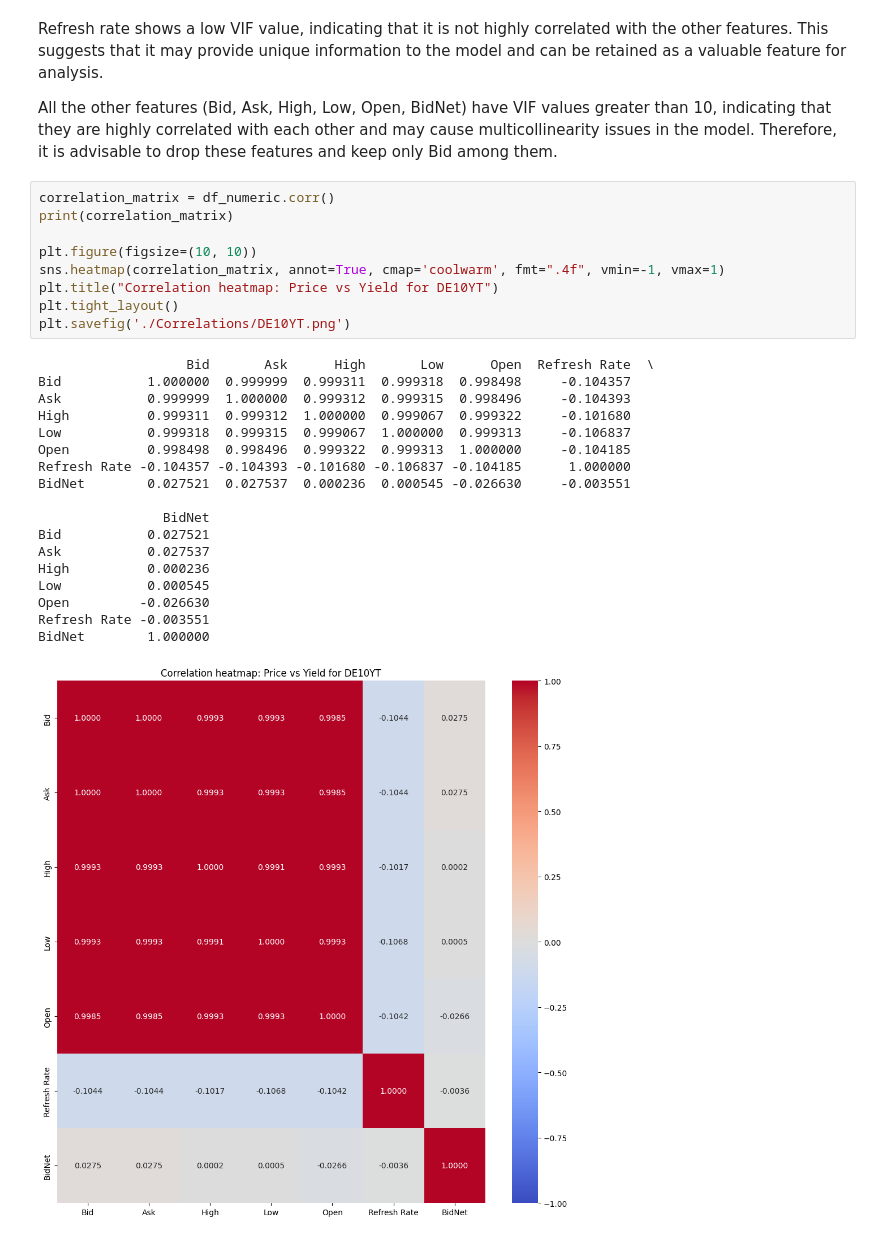
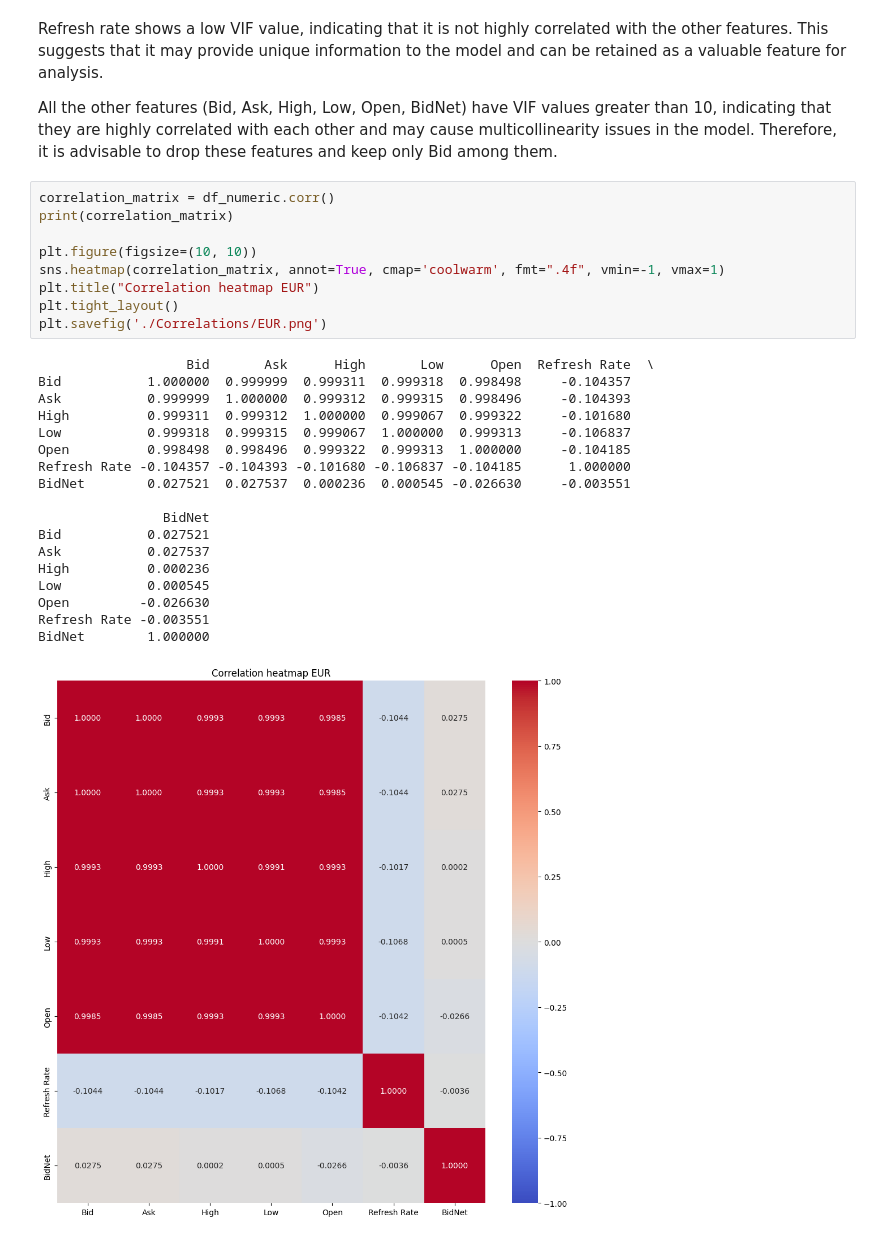
Before and after one commit to dvdbaggio/Mixed-Frequency-Forecasting, a Jupyter notebook: macro_features_correlation.ipynb, the cells around one changed output. Saved outputs shown, nothing was run; the diff lists cells and outputs as text.

```diff
--- a/macro_features_correlation.ipynb
+++ b/macro_features_correlation.ipynb
@@ -116,28 +133,28 @@ All the other features (Bid, Ask, High, Low, Open, BidNet) have VIF values great
 # %%
 correlation_matrix = df_numeric.corr()
 print(correlation_matrix)
 
 plt.figure(figsize=(10, 10))
 sns.heatmap(correlation_matrix, annot=True, cmap='coolwarm', fmt=".4f", vmin=-1, vmax=1)
-plt.title("Correlation heatmap: Price vs Yield for DE10YT")
+plt.title("Correlation heatmap EUR")
 plt.tight_layout()
-plt.savefig('./Correlations/DE10YT.png')
+plt.savefig('./Correlations/EUR.png')
 # %% [output]
                    Bid       Ask      High       Low      Open  Refresh Rate  \
 Bid           1.000000  0.999999  0.999311  0.999318  0.998498     -0.104357
 Ask           0.999999  1.000000  0.999312  0.999315  0.998496     -0.104393
 High          0.999311  0.999312  1.000000  0.999067  0.999322     -0.101680
 Low           0.999318  0.999315  0.999067  1.000000  0.999313     -0.106837
 Open          0.998498  0.998496  0.999322  0.999313  1.000000     -0.104185
 Refresh Rate -0.104357 -0.104393 -0.101680 -0.106837 -0.104185      1.000000
 BidNet        0.027521  0.027537  0.000236  0.000545 -0.026630     -0.003551
 
                 BidNet
 Bid           0.027521
 Ask           0.027537
 High          0.000236
 Low           0.000545
 Open         -0.026630
 Refresh Rate -0.003551
 BidNet        1.000000
-[figure, old version]
+[figure, new version]
```
Also changed, not shown: parts of 14 cells of this notebook, 13 other files.
